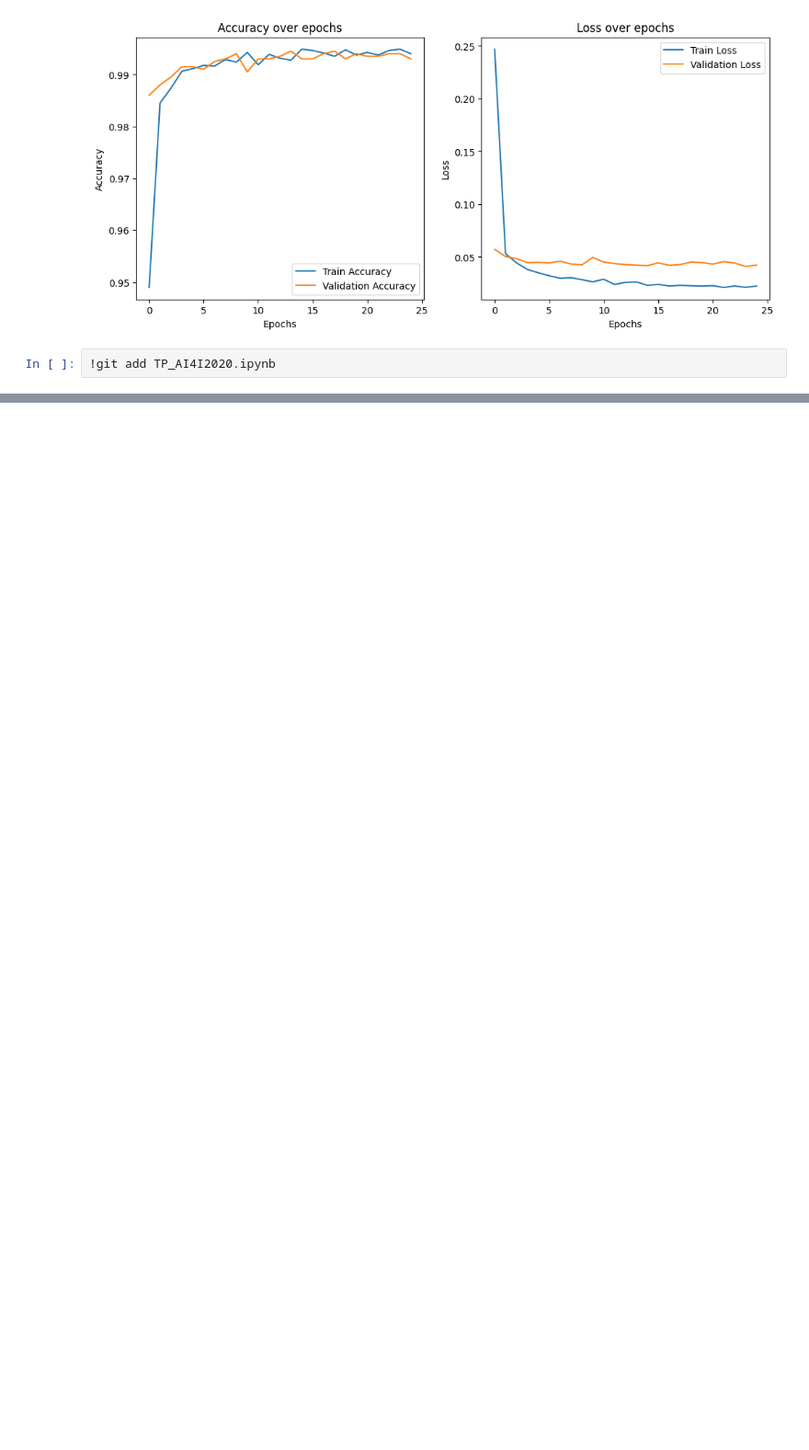
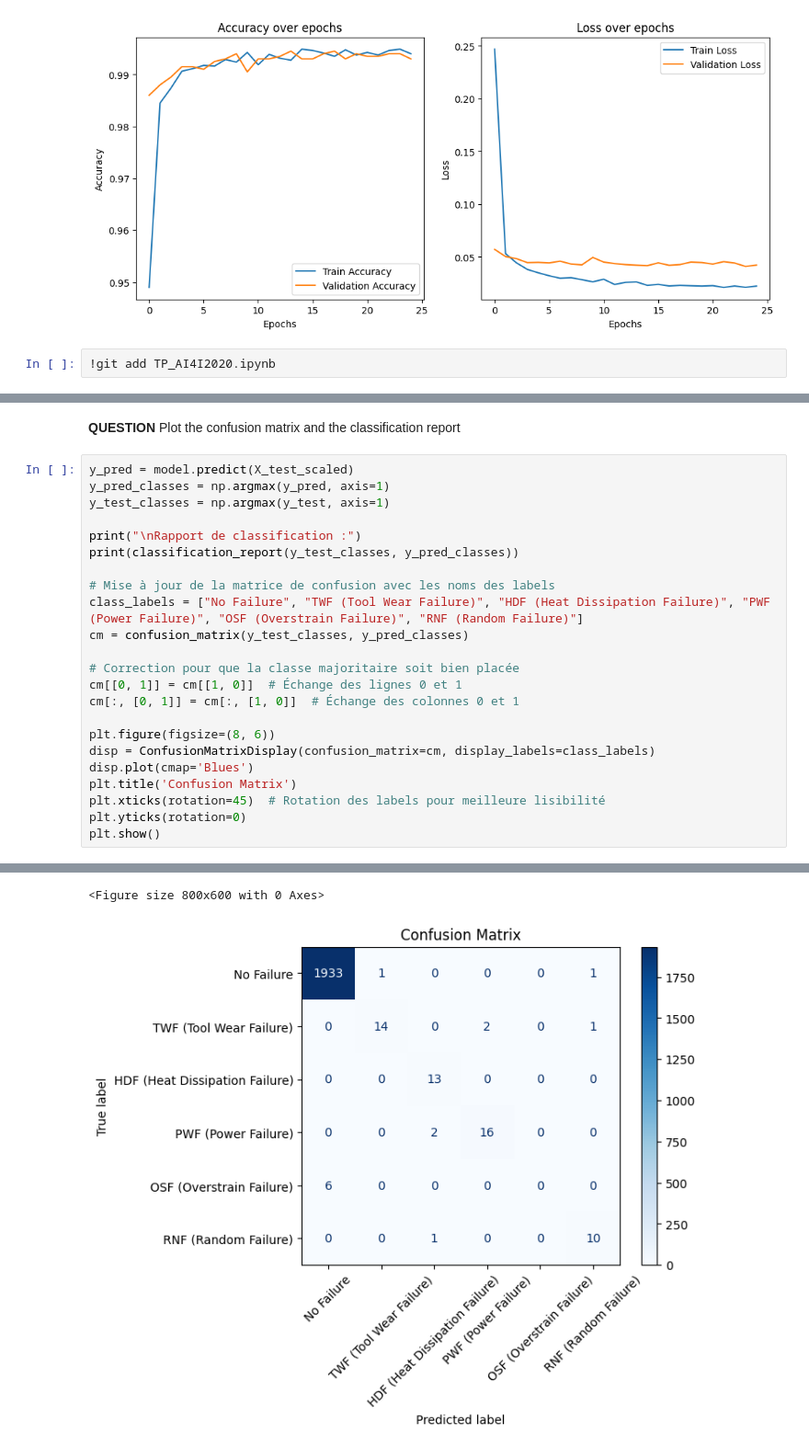
Before and after one commit to EthanLeChevallier/Predictive-maintenance-model-using-STM32CubeIDE, a Jupyter notebook: notebooks/TP_AI4I2020.ipynb, the cells around one changed output, grey strips where cells are left out. Shown at 92% size. Cells and saved outputs as stored; diff of their text form; blank space fills up the shorter version.

Commit message:
Affichage des matrices de confusion et analyse de la pertinence du modèle

```diff
--- a/notebooks/TP_AI4I2020.ipynb
+++ b/notebooks/TP_AI4I2020.ipynb
@@ -485,0 +503,26 @@ Epoch 25/25
+# %% [markdown]
+**QUESTION** Plot the confusion matrix and the classification report
+# %%
+y_pred = model.predict(X_test_scaled)
+y_pred_classes = np.argmax(y_pred, axis=1)
+y_test_classes = np.argmax(y_test, axis=1)
+
+print("\nRapport de classification :")
+print(classification_report(y_test_classes, y_pred_classes))
+
+# Mise à jour de la matrice de confusion avec les noms des labels
+class_labels = ["No Failure", "TWF (Tool Wear Failure)", "HDF (Heat Dissipation Failure)", "PWF (Power Failure)", "OSF (Overstrain Failure)", "RNF (Random Failure)"]
+cm = confusion_matrix(y_test_classes, y_pred_classes)
+
+# Correction pour que la classe majoritaire soit bien placée
+cm[[0, 1]] = cm[[1, 0]]  # Échange des lignes 0 et 1
+cm[:, [0, 1]] = cm[:, [1, 0]]  # Échange des colonnes 0 et 1
+
+plt.figure(figsize=(8, 6))
+disp = ConfusionMatrixDisplay(confusion_matrix=cm, display_labels=class_labels)
+disp.plot(cmap='Blues')
+plt.title('Confusion Matrix')
+plt.xticks(rotation=45)  # Rotation des labels pour meilleure lisibilité
+plt.yticks(rotation=0)
+plt.show()
+# %% [output]
@@ -485,0 +544,2 @@ Epoch 25/25
+<Figure size 800x600 with 0 Axes>
+[figure, added]
```
Also changed, not shown: parts of 8 cells of this notebook.
